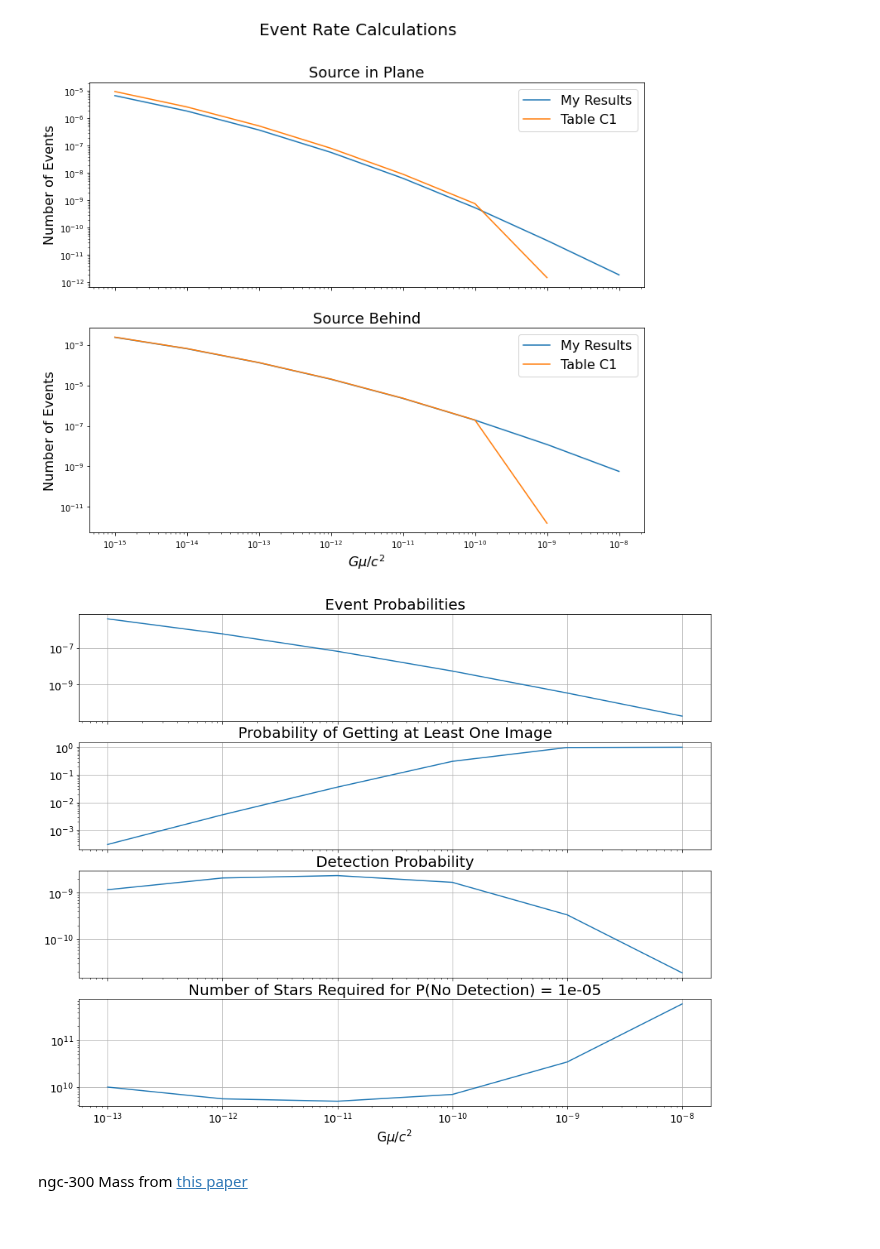
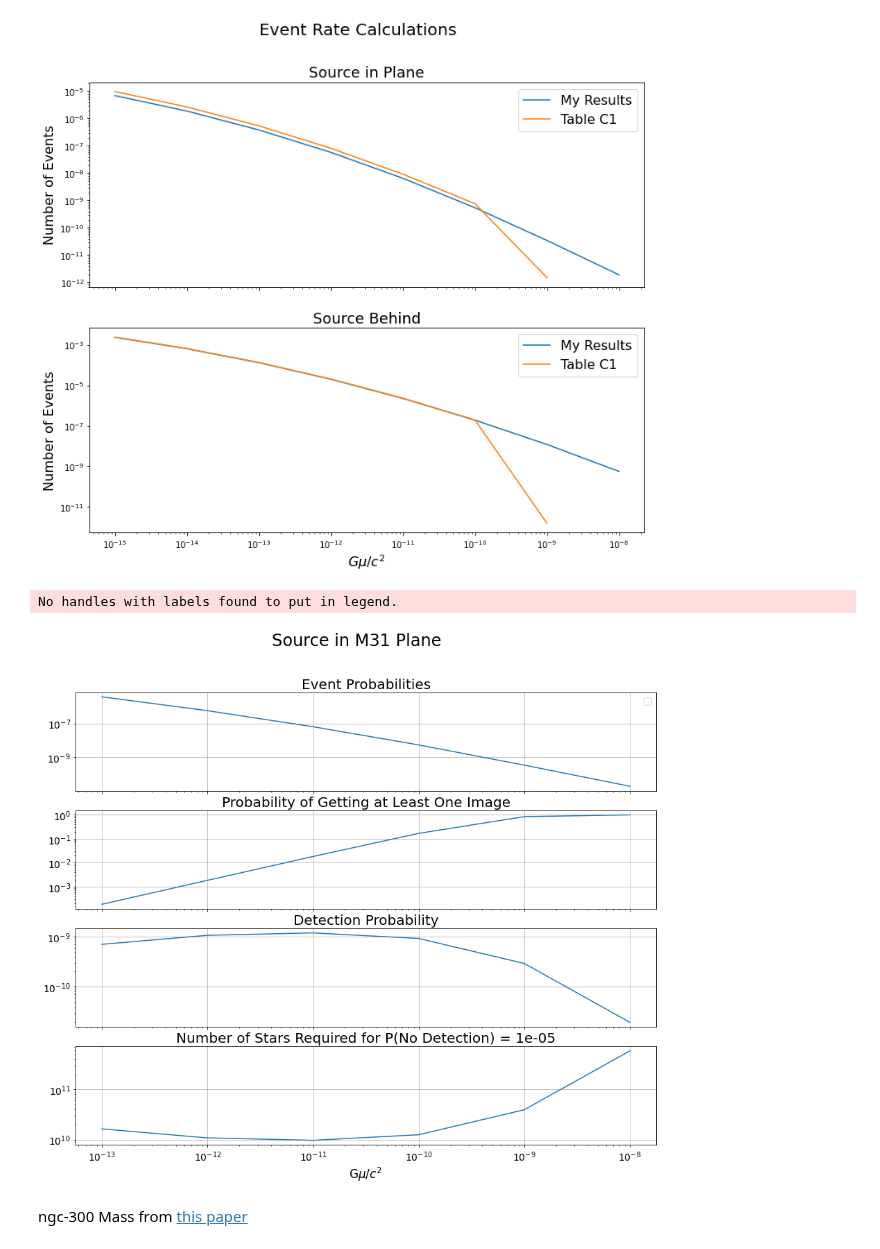
Before and after one commit to adriansh95/StringMicrolensing, a Jupyter notebook: lensingEventsPerYear.ipynb, the cells around one changed output. Saved outputs shown, nothing was run; the diff lists cells and outputs as text; code cells hidden in the pictures.

```diff
--- a/lensingEventsPerYear.ipynb
+++ b/lensingEventsPerYear.ipynb
@@ -272,14 +420,14 @@ centerToCenterConfig = planarConfig.copy()
 centerToCenterConfig["observerPosition"] = np.array([0, 0]) * u.kpc
 centerToCenterConfig["sourcePosition"] = centerToCenterConfig["hostGalaxyCenter"]
 
-planarEventRateCalculator = EventRateCalculator(planarConfig)
-behindEventRateCalculator = EventRateCalculator(behindConfig)
-centerToCenterEventRateCalculator = EventRateCalculator(centerToCenterConfig)
+planarEventCalculator = EventCalculator(planarConfig)
+behindEventCalculator = EventCalculator(behindConfig)
+centerToCenterEventCalculator = EventCalculator(centerToCenterConfig)
 
 nSteps = 100000
-planarEventRateCalculator.calculate(nSteps=nSteps)
-behindEventRateCalculator.calculate(nSteps=nSteps)
-centerToCenterEventRateCalculator.calculate(nSteps=nSteps)
+planarEventCalculator.calculate(nSteps=nSteps)
+behindEventCalculator.calculate(nSteps=nSteps)
+centerToCenterEventCalculator.calculate(nSteps=nSteps)
 
 # Values from table C1 of the 2020 paper
 tObs = 1 * u.yr
@@ -332,33 +466,16 @@ plt.show(fig)
 # %% [output]
 [figure]
 # %%
-exclusionThreshold=1e-5
 planarExperimentParameters = dict(observingHoursPerNight = 10 * u.hr,
-                                  sourceDistance = np.linalg.norm(planarEventRateCalculator.observerPosition -
-                                                                  planarEventRateCalculator.sourcePosition)
-                                 )
+                                 hostGalaxySolidAngle = 3.167 * u.deg**2)
 planarExperimentCalculator = ExperimentExpectationsCalculator(planarExperimentParameters,
-                                                              planarEventRateCalculator.tensions,
-                                                              planarEventRateCalculator.results["eventRates"])
-planarExperimentCalculator.calculate(exclusionThreshold=exclusionThreshold)
+                                                              planarEventCalculator)
+planarExperimentCalculator.calculate()
 # %%
-fig, axs = plt.subplots(4, 1, figsize=(15, 12), sharex=True)
-ys = [planarExperimentCalculator.results["eventProbabilities"],
-      planarExperimentCalculator.results["atLeastOneImageProbabilities"],
-      planarExperimentCalculator.results["detectionProbabilities"],
-      planarExperimentCalculator.results["nStarsRequired"]]
-titles = ["Event Probabilities", "Probability of Getting at Least One Image",
-          "Detection Probability",
-          f"Number of Stars Required for P(No Detection) = {exclusionThreshold}"]
-for y, t, ax in zip(ys, titles, axs.ravel()):
-    ax.loglog(planarExperimentCalculator.results["probeableTensions"], y)
-    ax.set_title(t, fontsize=20)
-    ax.tick_params(labelsize=14)
-    ax.grid(visible=True)
-axs[-1].set_xlabel(r"G$\mu/c^2$", fontsize=17)
-plt.show(fig)
+planarExperimentCalculator.plotResults(title="Source in M31 Plane")
 # %% [output]
+No handles with labels found to put in legend.
-[figure, old version]
+[figure, new version]
 # %% [markdown]
 ngc-300 Mass from [this paper](https://arxiv.org/pdf/1009.0317.pdf)
 # %%
```
Also changed, not shown: parts of 16 cells of this notebook.
